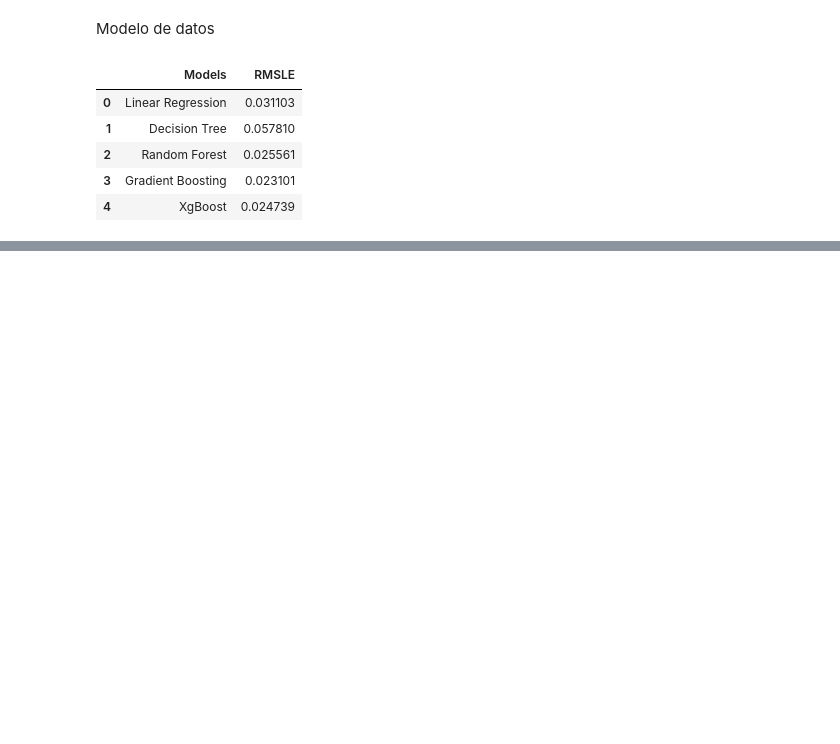
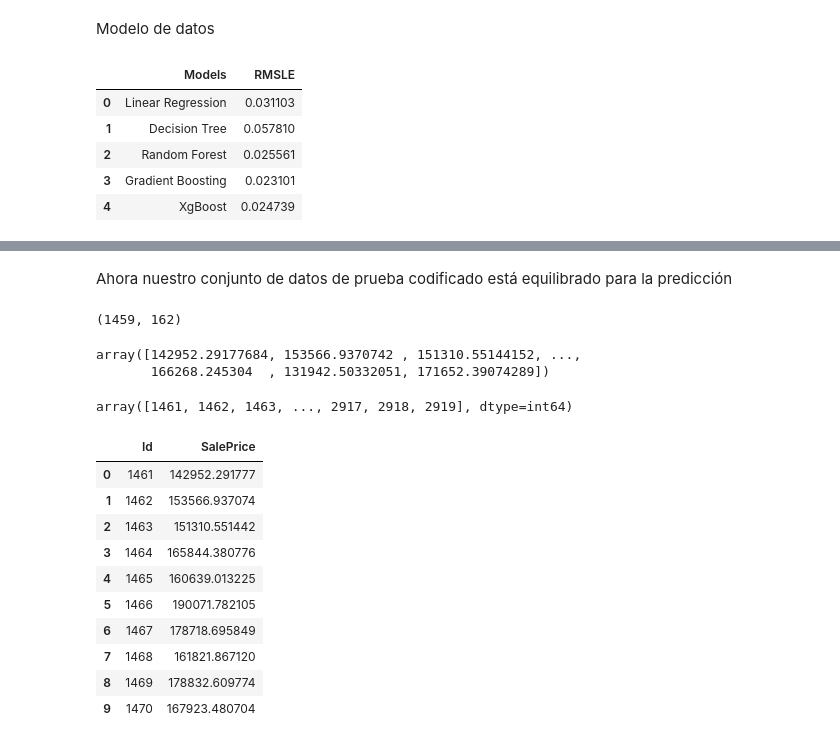
Before and after one commit to jcruzalmiron/MLprecio_casas, a Jupyter notebook: ML.ipynb, the cells around one changed output, grey strips where cells are left out. Cells and saved outputs as stored; diff of their text form; code cells hidden in the pictures; blank space fills up the shorter version.

```diff
--- a/ML.ipynb
+++ b/ML.ipynb
@@ -489,0 +533,37 @@ evaluation
+# %% [markdown]
+Ahora nuestro conjunto de datos de prueba codificado está equilibrado para la predicción
+# %%
+# scaling test
+test_data_scale=scale.transform(test_data_new)
+# %%
+# extracción de características para test
+test_data_transformed=sklearn_pca.transform(test_data_scale)
+test_data_transformed.shape
+# %% [output]
+(1459, 162)
+# %%
+final_prediction=GBR.predict(test_data_transformed)
+final_prediction
+# %% [output]
+array([142952.29177684, 153566.9370742 , 151310.55144152, ...,
+       166268.245304  , 131942.50332051, 171652.39074289])
+# %%
+id_chk=pd.read_csv(r'C:\Users\juan\Documents\GitHub\MLprecio_casas\Housing Dreams\houses_test_raw.csv')
+id_chk.Id.values
+# %% [output]
+array([1461, 1462, 1463, ..., 2917, 2918, 2919], dtype=int64)
+# %%
+prediccion = pd.DataFrame({'Id':id_chk.Id.values,'SalePrice':final_prediction})
+prediccion.head(10)
+# %% [output]
+|  | Id | SalePrice |
+| 0 | 1461 | 142952.291777 |
+| 1 | 1462 | 153566.937074 |
+| 2 | 1463 | 151310.551442 |
+| 3 | 1464 | 165844.380776 |
+| 4 | 1465 | 160639.013225 |
+| 5 | 1466 | 190071.782105 |
+| 6 | 1467 | 178718.695849 |
+| 7 | 1468 | 161821.867120 |
+| 8 | 1469 | 178832.609774 |
+| 9 | 1470 | 167923.480704 |
```
Also changed, not shown: parts of 8 cells of this notebook, 1 other file.
